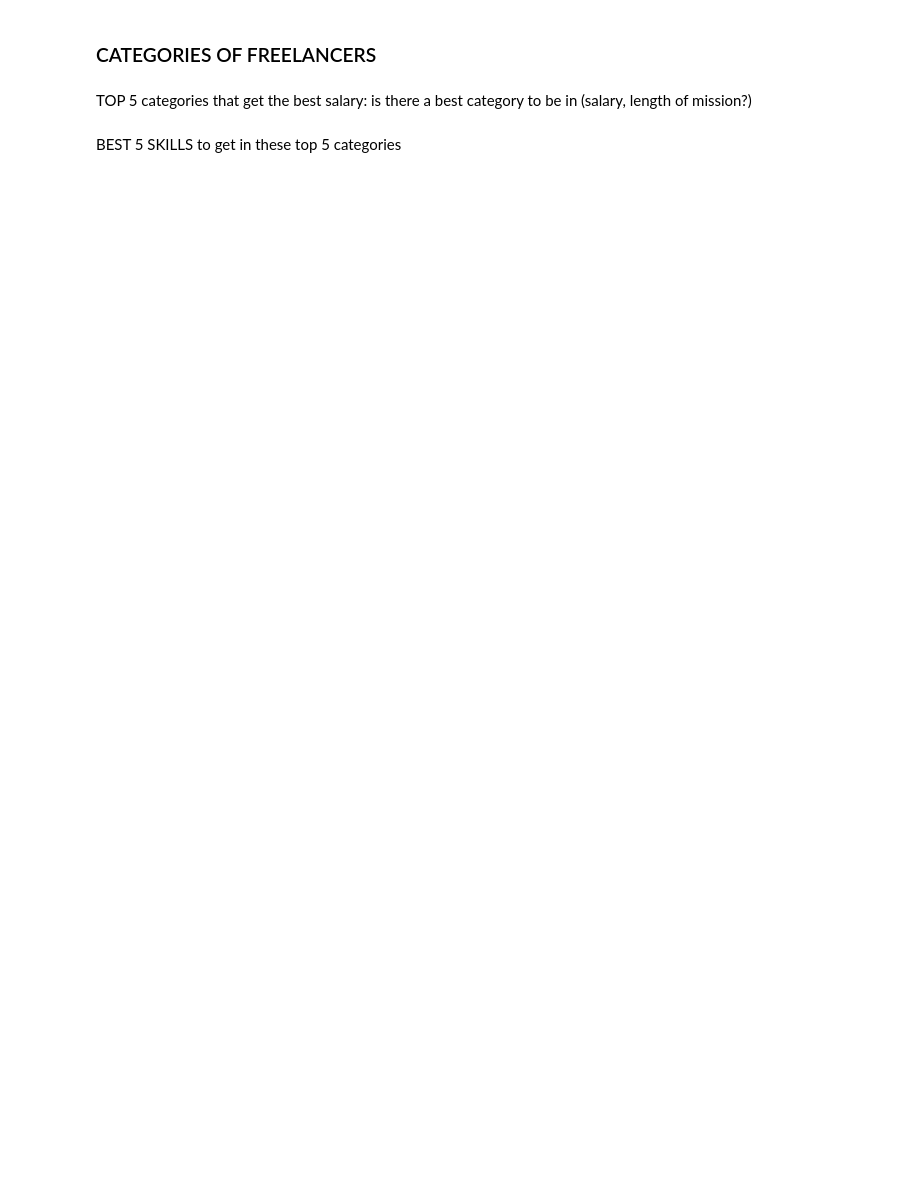
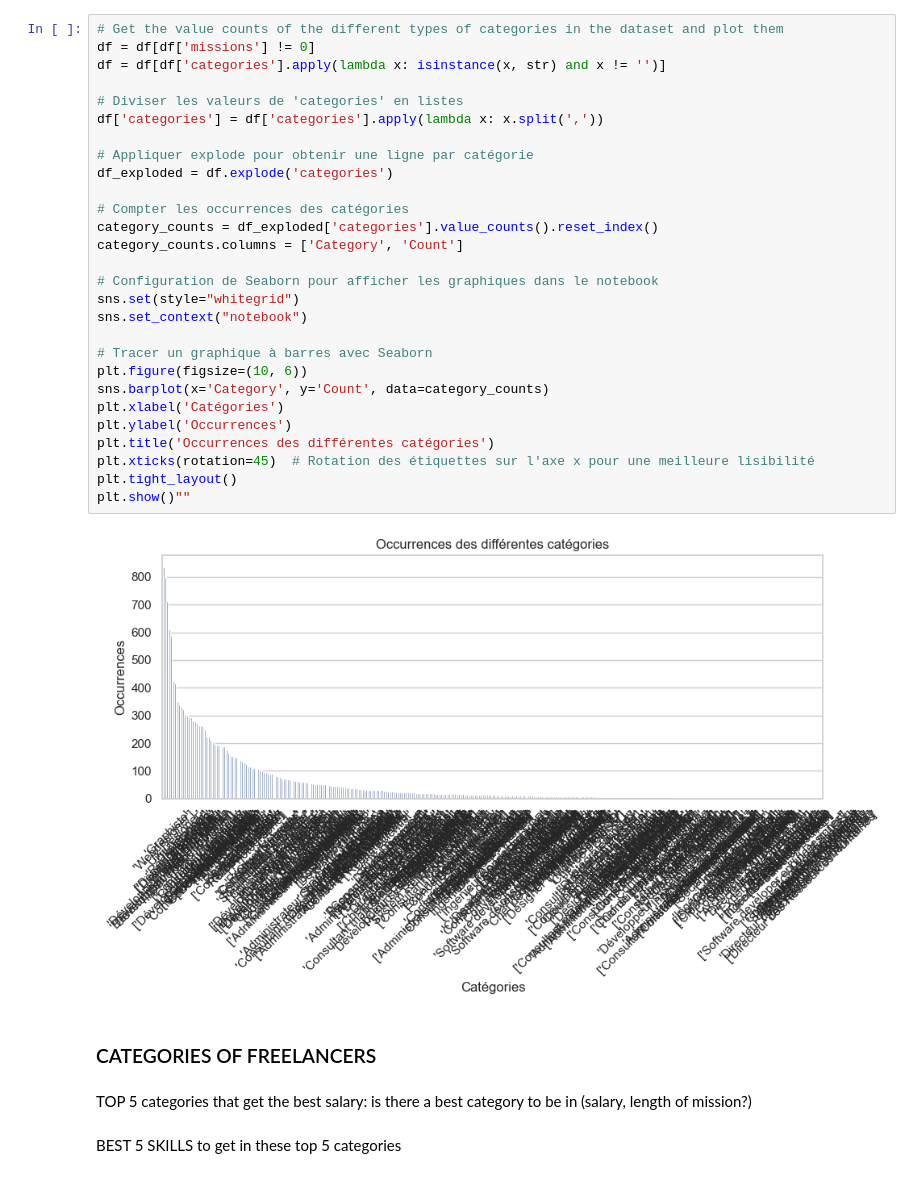
Before and after one commit to Luxchar/SuperMalter, a Jupyter notebook: data/src/analysis/malter_vs_supermalter/vis_categories.ipynb, the cells around one changed output. Saved outputs shown, nothing was run; the diff lists cells and outputs as text; blank space fills up the shorter version.

Commit message:
add categories plot

```diff
--- a/data/src/analysis/malter_vs_supermalter/vis_categories.ipynb
+++ b/data/src/analysis/malter_vs_supermalter/vis_categories.ipynb
@@ -24,3 +25,33 @@ df
+# %%
+# Get the value counts of the different types of categories in the dataset and plot them
+df = df[df['missions'] != 0]
+df = df[df['categories'].apply(lambda x: isinstance(x, str) and x != '')]
+
+# Diviser les valeurs de 'categories' en listes
+df['categories'] = df['categories'].apply(lambda x: x.split(','))
+
+# Appliquer explode pour obtenir une ligne par catégorie
+df_exploded = df.explode('categories')
+
+# Compter les occurrences des catégories
+category_counts = df_exploded['categories'].value_counts().reset_index()
+category_counts.columns = ['Category', 'Count']
+
+# Configuration de Seaborn pour afficher les graphiques dans le notebook
+sns.set(style="whitegrid")
+sns.set_context("notebook")
+
+# Tracer un graphique à barres avec Seaborn
+plt.figure(figsize=(10, 6))
+sns.barplot(x='Category', y='Count', data=category_counts)
+plt.xlabel('Catégories')
+plt.ylabel('Occurrences')
+plt.title('Occurrences des différentes catégories')
+plt.xticks(rotation=45)  # Rotation des étiquettes sur l'axe x pour une meilleure lisibilité
+plt.tight_layout()
+plt.show()""
+# %% [output]
+[figure, added]
 # %% [markdown]
 ### CATEGORIES OF FREELANCERS
 # %% [markdown]
```
Also changed, not shown: parts of 1 cell of this notebook.
